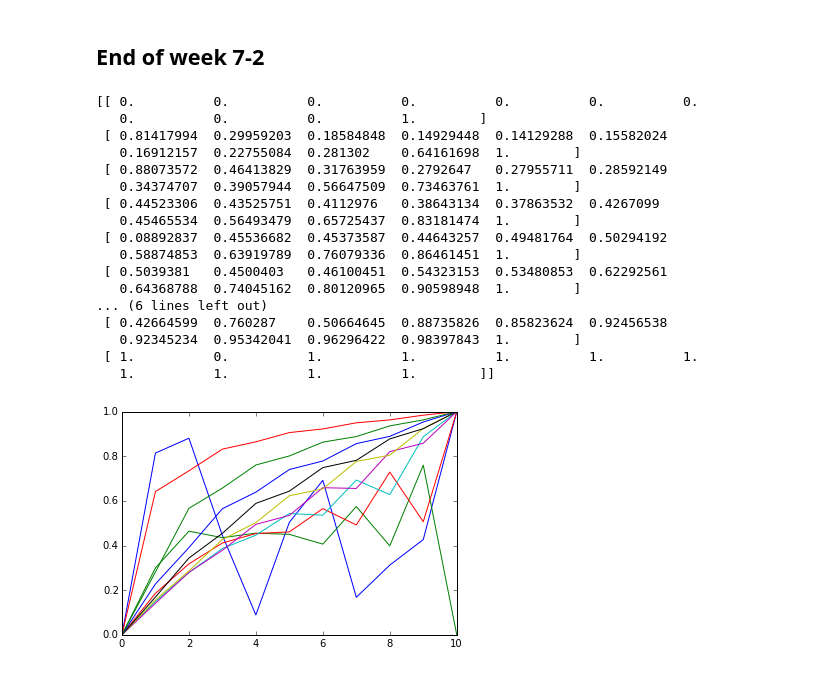
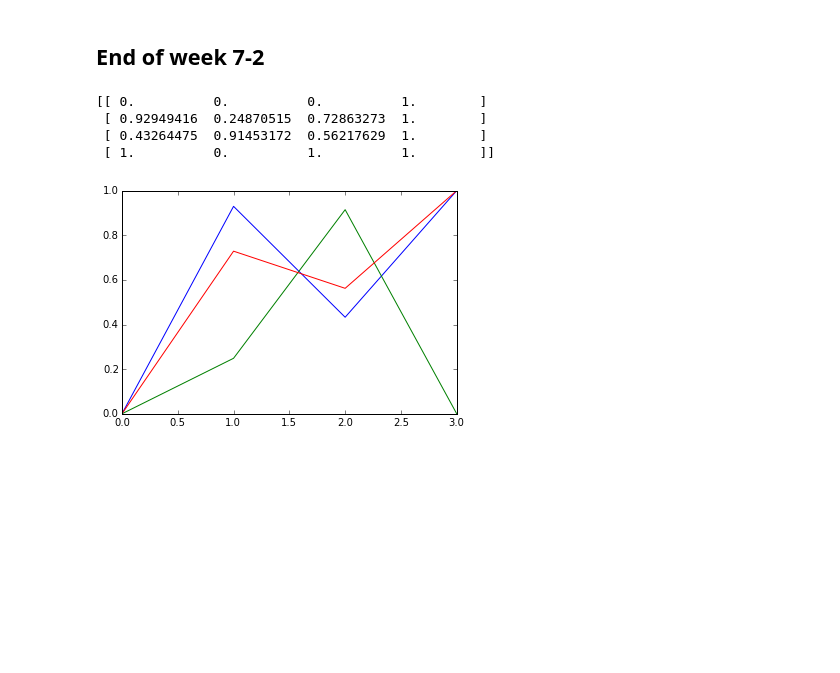
Before and after one commit to COMPPHYS-MDELROSARIO/comp-phys, a Jupyter notebook: PhysPy-wk7-2_2015S.ipynb, the cells around one changed output. Cells and saved outputs as stored; diff of their text form; code cells hidden in the pictures; blank space fills up the shorter version.

```diff
--- a/PhysPy-wk7-2_2015S.ipynb
+++ b/PhysPy-wk7-2_2015S.ipynb
@@ -259,8 +259,8 @@ import matplotlib.pyplot as plt
 from matplotlib import cm
 from mpl_toolkits.mplot3d import axes3d
 
-NX = 11
-NY = 11
+NX = 4
+NY = 4
 #initialization
 V = rand(NX, NY)    #yes I can initialize with random numbers!
 
@@ -271,50 +271,37 @@ V = rand(NX, NY)    #yes I can initialize with random numbers!
 #Boundary Conditions:
 V[NX-1,:] = 1.
 V[0,:] = 0
 V[:,NY-1] = 1.
 V[:,1] = 0
 
 maxdiff = 1e-6
 diff = 1
 x = np.arange(NX)
 
 
 while diff > maxdiff:
     diff = 0.
     for i in range(1, NX-1):    # start from 1 and end at NX-1: because you don't want to change the BC!!!!
         for j in range(1,NY-1):
             newV = (V[(i-1),(j-1)]+V[(i+1),(j+1)]+V[(i-1),(j+1)]+V[(i+1),(j-1)])/4
             diff = abs(newV - V[i,j])
             V[i,j] = newV
 
 
-fig = plt.figure()
-ax = fig.add_subplot(111, projection='3d')
+#fig = plt.figure()
+#ax = fig.add_subplot(111, projection='3d')
 
 
 
 print V
 plt.plot(x, V)
 plt.show()
 
 
 # A very robust method!
 # %% [output]
-[[ 0.          0.          0.          0.          0.          0.          0.
-   0.          0.          0.          1.        ]
- [ 0.81417994  0.29959203  0.18584848  0.14929448  0.14129288  0.15582024
-   0.16912157  0.22755084  0.281302    0.64161698  1.        ]
- [ 0.88073572  0.46413829  0.31763959  0.2792647   0.27955711  0.28592149
-   0.34374707  0.39057944  0.56647509  0.73463761  1.        ]
- [ 0.44523306  0.43525751  0.4112976   0.38643134  0.37863532  0.4267099
-   0.45465534  0.56493479  0.65725437  0.83181474  1.        ]
- [ 0.08892837  0.45536682  0.45373587  0.44643257  0.49481764  0.50294192
-   0.58874853  0.63919789  0.76079336  0.86461451  1.        ]
- [ 0.5039381   0.4500403   0.46100451  0.54323153  0.53480853  0.62292561
-   0.64368788  0.74045162  0.80120965  0.90598948  1.        ]
-... (6 lines left out)
- [ 0.42664599  0.760287    0.50664645  0.88735826  0.85823624  0.92456538
-   0.92345234  0.95342041  0.96296422  0.98397843  1.        ]
- [ 1.          0.          1.          1.          1.          1.          1.
-   1.          1.          1.          1.        ]]
+[[ 0.          0.          0.          1.        ]
+ [ 0.92949416  0.24870515  0.72863273  1.        ]
+ [ 0.43264475  0.91453172  0.56217629  1.        ]
+ [ 1.          0.          1.          1.        ]]
-[figure, old version]
+[figure, new version]
```
